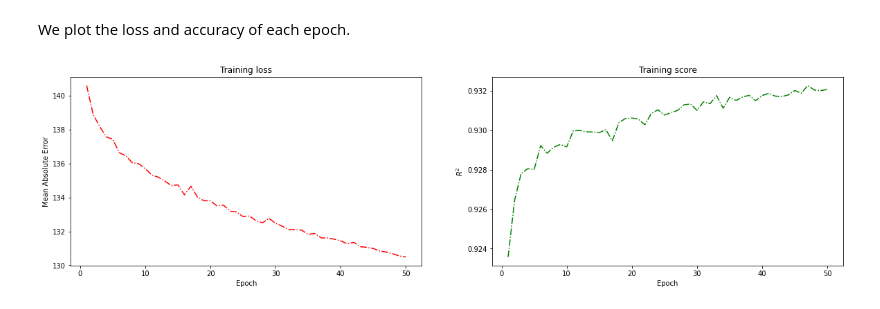
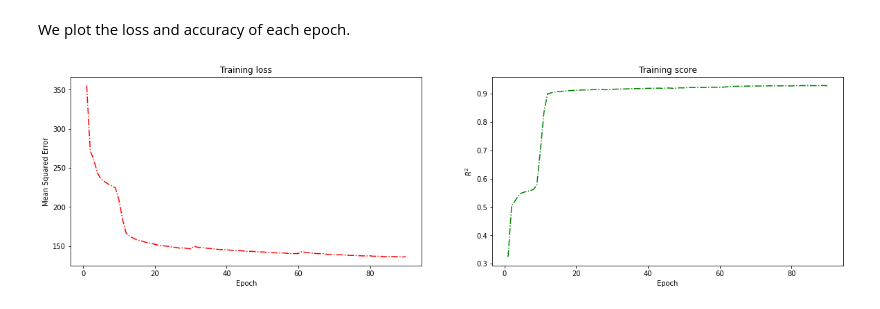
Before and after one commit to gaetanserre/GAiA, a Jupyter notebook: SE-ResNet/train_model.ipynb, the cells around one changed output. Saved outputs shown, nothing was run; the diff lists cells and outputs as text; code cells hidden in the pictures.

Commit message:
PyTorch framework

```diff
--- a/SE-ResNet/train_model.ipynb
+++ b/SE-ResNet/train_model.ipynb
@@ -79,0 +31,7 @@ ________________________________________________________________________________
+# %%
+loss_function = MAE
+optimizer = torch.optim.Adam(network.parameters(), lr=0.001, eps=1e-07)
+# %%
+twrapper = TorchWrapper(network, device, optimizer, loss_function, coefficient_determination)
+print(f"{twrapper.get_parameters(trainable=True)} trainable parameters.")
+twrapper.print_cuda_memory_state()
@@ -81,20 +42,16 @@ ________________________________________________________________________________
 It's time to train! You can take a coffee or two (maybe more).
 # %%
 directory = "/media/gaetan/HDD/IA/Chess/Datasets/SE_ResNet/"
-nb_epochs = 50
-nb_pos = 992346
+nb_epochs = 30
 
-positions_train, scores_train = read_many_hdf5(nb_pos, directory, "_train")
-history = model.fit(
-            positions_train,
-            scores_train,
-            validation_split=0.1,
-            verbose=1,
-            epochs=nb_epochs,
-            batch_size=1024
-          )
+history = {"loss": [], "metric": []}
 
-output_file = open(f"model/histories/history_{nb_pos}.pickle", "wb")
-pickle.dump(history.history, output_file)
-output_file.close()
+for i, nb_pos in enumerate([992453, 992388, 992346]):
+  print(f"Training set {i+1}")
+  positions_train, scores_train = read_many_hdf5(nb_pos, directory, "_train")
+  scores_train = scores_train.reshape(-1, 1)
+  positions_train = positions_train.transpose((0, 3, 1, 2)) # Channel first
+  tmp_history = twrapper.fit(positions_train, scores_train, epochs=nb_epochs, batch_size=1024)
+  history["loss"] += tmp_history["loss"]
+  history["metric"] += tmp_history["metric"]
 # %% [output]
@@ -151,14 +90,14 @@ Use `tf.compat.v1.graph_util.extract_sub_graph`
 # %%
 def plot_history(history, path=None):
-  epochs = range(1, nb_epochs + 1)
+  epochs = range(1, len(history["loss"]) + 1)
 
   _, axs = plt.subplots(1, 2, figsize=(20, 5))
   loss = history["loss"]
-  score = history["coeff_determination"]
+  score = history["metric"]
 
   axs[0].plot(epochs, loss, "r-.")
   axs[0].set_xlabel("Epoch")
-  axs[0].set_ylabel("Mean Absolute Error")
+  axs[0].set_ylabel("Mean Squared Error")
   axs[0].set_title("Training loss")
 
   axs[1].plot(epochs, score, "g-.")
@@ -171,6 +110,6 @@ def plot_history(history, path=None):
 # %% [markdown]
 We plot the loss and accuracy of each epoch.
 # %%
-plot_history(history.history, path="results/GAiA_history")
+plot_history(history, path="results/GAiA_history2.pdf")
 # %% [output]
-[figure, old version]
+[figure, new version]
```
Also changed, not shown: parts of 15 cells of this notebook, 39 other files.
